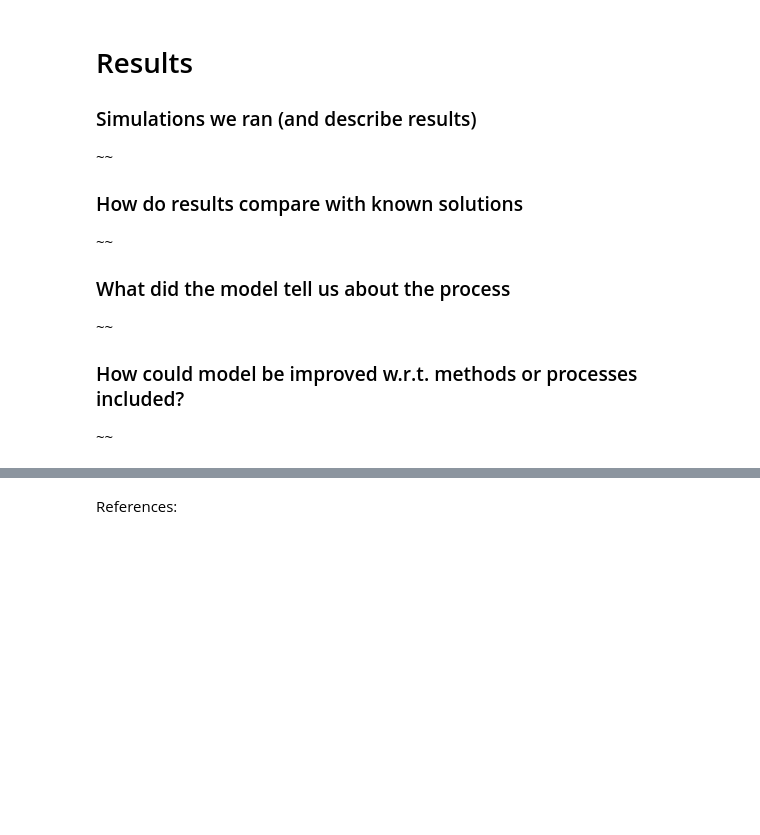
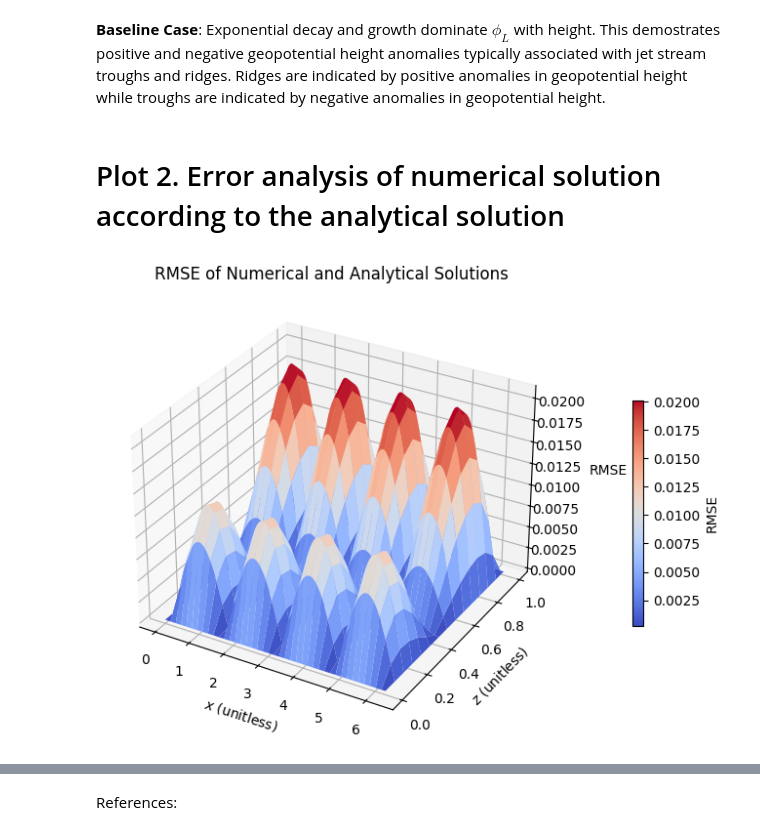
Before and after one commit to isippalpers/Atmospheric_chem, a Jupyter notebook: EAS4610_Final_HM_ISA.ipynb, the cells around one changed output, grey strips where cells are left out. Saved outputs shown, nothing was run; the diff lists cells and outputs as text; code cells hidden in the pictures; blank space fills up the shorter version.

```diff
--- a/EAS4610_Final_HM_ISA.ipynb
+++ b/EAS4610_Final_HM_ISA.ipynb
@@ -158,11 +171,0 @@ plt.show()
-# %% [markdown]
-# Results
-
-### Simulations we ran (and describe results)
-~~
-### How do results compare with known solutions
-~~
-### What did the model tell us about the process
-~~
-### How could model be improved w.r.t. methods or processes included?
-~~
@@ -171,0 +172,25 @@ plt.show()
+# %% [markdown]
+**Baseline Case**: Exponential decay and growth dominate $\phi_L$ with height. This demostrates positive and negative geopotential height anomalies typically associated with jet stream troughs and ridges. Ridges are indicated by positive anomalies in geopotential height while troughs are indicated by negative anomalies in geopotential height.
+# %%
+analyticalsol = np.zeros([Nz,Nx])
+rmsemat = np.zeros([Nz,Nx])
+numericalsol = solver(H, beta_L, S,U)
+q = np.sqrt(1/(4*H**2)-beta_L*S/U)
+for m in range(Nz):
+  for n in range(Nx):
+    analyticalsol[m,n] = phi_func(x[n],z[m],q,H,U,n)
+    rmsemat[m,n] = np.sqrt((numericalsol[m,n]-analyticalsol[m,n])**2)
+# %% [markdown]
+# Plot 2. Error analysis of numerical solution according to the analytical solution
+# %%
+X, Z = np.meshgrid(x, z)
+fig, ax = plt.subplots(figsize=(10, 6),subplot_kw={'projection': '3d'})
+surf = ax.plot_surface(X, Z, rmsemat, cmap="coolwarm")
+cbar = plt.colorbar(surf, label="RMSE",shrink=0.5,pad=0.1)
+plt.xlabel("$x$ (unitless)")
+plt.ylabel("$z$ (unitless)")
+ax.set_zlabel('RMSE',labelpad=14)
+plt.title('RMSE of Numerical and Analytical Solutions')
+plt.show()
+# %% [output]
+[figure, added]
```
Also changed, not shown: parts of 24 cells of this notebook.
